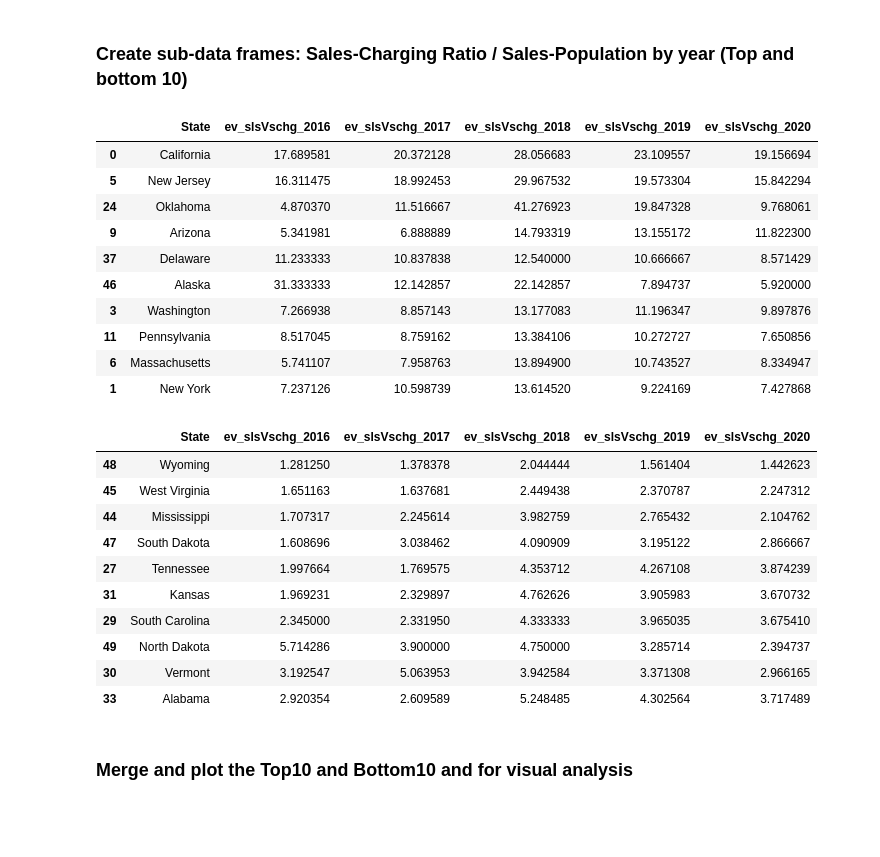
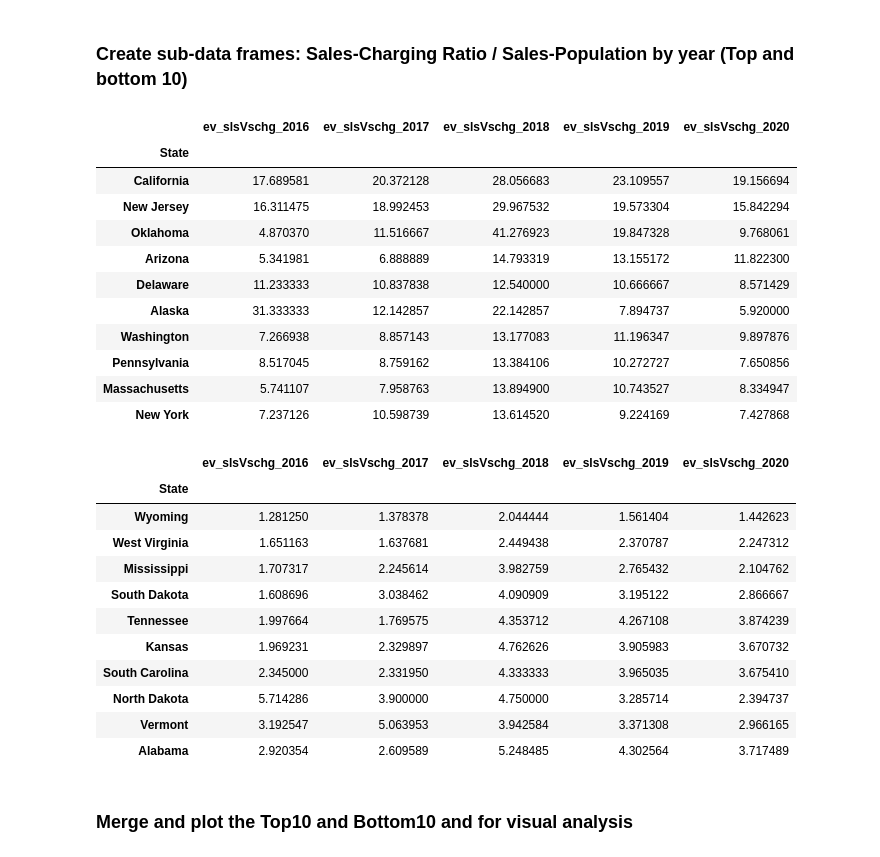
Before and after one commit to xnotynot/project1-evdata, a Jupyter notebook: Notebook/ev_sales_charge_infra_relation.ipynb, the cells around one changed output. Drawn from its saved outputs; the diff is of its cells as text; code cells hidden in the pictures; blank space fills up the shorter version.

```diff
--- a/Notebook/ev_sales_charge_infra_relation.ipynb
+++ b/Notebook/ev_sales_charge_infra_relation.ipynb
@@ -209,37 +210,39 @@ Latest highest adoption, year 2020
 # %%
 ratio_fields = []
 ratio_fields.append('State')
 for year in range(lower_year_limit,higher_year_limit):
         ratio_fields.append(f'ev_slsVschg_{year}')
 
 ev_slsVschg_top10 = ev_sales_cstation_ratio.sort_values(by='ev_TslsVsTchg',ascending=False).head(10)[ratio_fields]
-ev_slsVschg_top10
+ev_slsVschg_top10.set_index("State")
 # %% [output]
-|  | State | ev_slsVschg_2016 | ev_slsVschg_2017 | ev_slsVschg_2018 | ev_slsVschg_2019 | ev_slsVschg_2020 |
-| 0 | California | 17.689581 | 20.372128 | 28.056683 | 23.109557 | 19.156694 |
-| 5 | New Jersey | 16.311475 | 18.992453 | 29.967532 | 19.573304 | 15.842294 |
-| 24 | Oklahoma | 4.870370 | 11.516667 | 41.276923 | 19.847328 | 9.768061 |
-| 9 | Arizona | 5.341981 | 6.888889 | 14.793319 | 13.155172 | 11.822300 |
-| 37 | Delaware | 11.233333 | 10.837838 | 12.540000 | 10.666667 | 8.571429 |
-| 46 | Alaska | 31.333333 | 12.142857 | 22.142857 | 7.894737 | 5.920000 |
-| 3 | Washington | 7.266938 | 8.857143 | 13.177083 | 11.196347 | 9.897876 |
-| 11 | Pennsylvania | 8.517045 | 8.759162 | 13.384106 | 10.272727 | 7.650856 |
-| 6 | Massachusetts | 5.741107 | 7.958763 | 13.894900 | 10.743527 | 8.334947 |
-| 1 | New York | 7.237126 | 10.598739 | 13.614520 | 9.224169 | 7.427868 |
+|  | ev_slsVschg_2016 | ev_slsVschg_2017 | ev_slsVschg_2018 | ev_slsVschg_2019 | ev_slsVschg_2020 |
+| State |  |  |  |  |  |
+| California | 17.689581 | 20.372128 | 28.056683 | 23.109557 | 19.156694 |
+| New Jersey | 16.311475 | 18.992453 | 29.967532 | 19.573304 | 15.842294 |
+| Oklahoma | 4.870370 | 11.516667 | 41.276923 | 19.847328 | 9.768061 |
+| Arizona | 5.341981 | 6.888889 | 14.793319 | 13.155172 | 11.822300 |
+| Delaware | 11.233333 | 10.837838 | 12.540000 | 10.666667 | 8.571429 |
+| Alaska | 31.333333 | 12.142857 | 22.142857 | 7.894737 | 5.920000 |
+| Washington | 7.266938 | 8.857143 | 13.177083 | 11.196347 | 9.897876 |
+| Pennsylvania | 8.517045 | 8.759162 | 13.384106 | 10.272727 | 7.650856 |
+| Massachusetts | 5.741107 | 7.958763 | 13.894900 | 10.743527 | 8.334947 |
+| New York | 7.237126 | 10.598739 | 13.614520 | 9.224169 | 7.427868 |
 # %%
 ev_slsVschg_bot10 = ev_sales_cstation_ratio.sort_values(by='ev_TslsVsTchg',ascending=True).head(10)[ratio_fields]
-ev_slsVschg_bot10
+ev_slsVschg_bot10.set_index("State")
 # %% [output]
-|  | State | ev_slsVschg_2016 | ev_slsVschg_2017 | ev_slsVschg_2018 | ev_slsVschg_2019 | ev_slsVschg_2020 |
-| 48 | Wyoming | 1.281250 | 1.378378 | 2.044444 | 1.561404 | 1.442623 |
-| 45 | West Virginia | 1.651163 | 1.637681 | 2.449438 | 2.370787 | 2.247312 |
-| 44 | Mississippi | 1.707317 | 2.245614 | 3.982759 | 2.765432 | 2.104762 |
-| 47 | South Dakota | 1.608696 | 3.038462 | 4.090909 | 3.195122 | 2.866667 |
-| 27 | Tennessee | 1.997664 | 1.769575 | 4.353712 | 4.267108 | 3.874239 |
-| 31 | Kansas | 1.969231 | 2.329897 | 4.762626 | 3.905983 | 3.670732 |
-| 29 | South Carolina | 2.345000 | 2.331950 | 4.333333 | 3.965035 | 3.675410 |
-| 49 | North Dakota | 5.714286 | 3.900000 | 4.750000 | 3.285714 | 2.394737 |
-| 30 | Vermont | 3.192547 | 5.063953 | 3.942584 | 3.371308 | 2.966165 |
-| 33 | Alabama | 2.920354 | 2.609589 | 5.248485 | 4.302564 | 3.717489 |
+|  | ev_slsVschg_2016 | ev_slsVschg_2017 | ev_slsVschg_2018 | ev_slsVschg_2019 | ev_slsVschg_2020 |
+| State |  |  |  |  |  |
+| Wyoming | 1.281250 | 1.378378 | 2.044444 | 1.561404 | 1.442623 |
+| West Virginia | 1.651163 | 1.637681 | 2.449438 | 2.370787 | 2.247312 |
+| Mississippi | 1.707317 | 2.245614 | 3.982759 | 2.765432 | 2.104762 |
+| South Dakota | 1.608696 | 3.038462 | 4.090909 | 3.195122 | 2.866667 |
+| Tennessee | 1.997664 | 1.769575 | 4.353712 | 4.267108 | 3.874239 |
+| Kansas | 1.969231 | 2.329897 | 4.762626 | 3.905983 | 3.670732 |
+| South Carolina | 2.345000 | 2.331950 | 4.333333 | 3.965035 | 3.675410 |
+| North Dakota | 5.714286 | 3.900000 | 4.750000 | 3.285714 | 2.394737 |
+| Vermont | 3.192547 | 5.063953 | 3.942584 | 3.371308 | 2.966165 |
+| Alabama | 2.920354 | 2.609589 | 5.248485 | 4.302564 | 3.717489 |
 # %% [markdown]
 ### Merge and plot the Top10 and Bottom10 and for visual analysis
```
Also changed, not shown: parts of 5 cells of this notebook.
